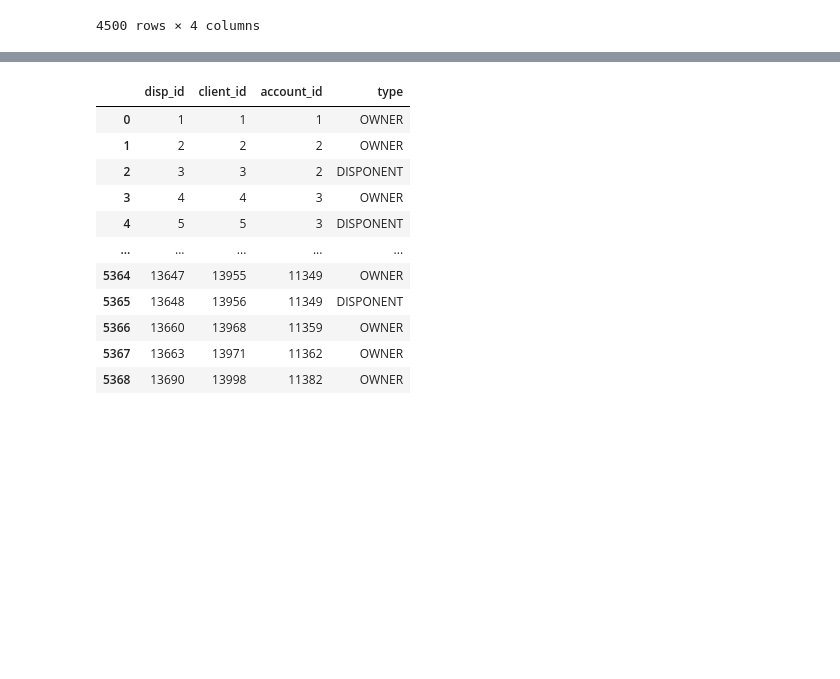
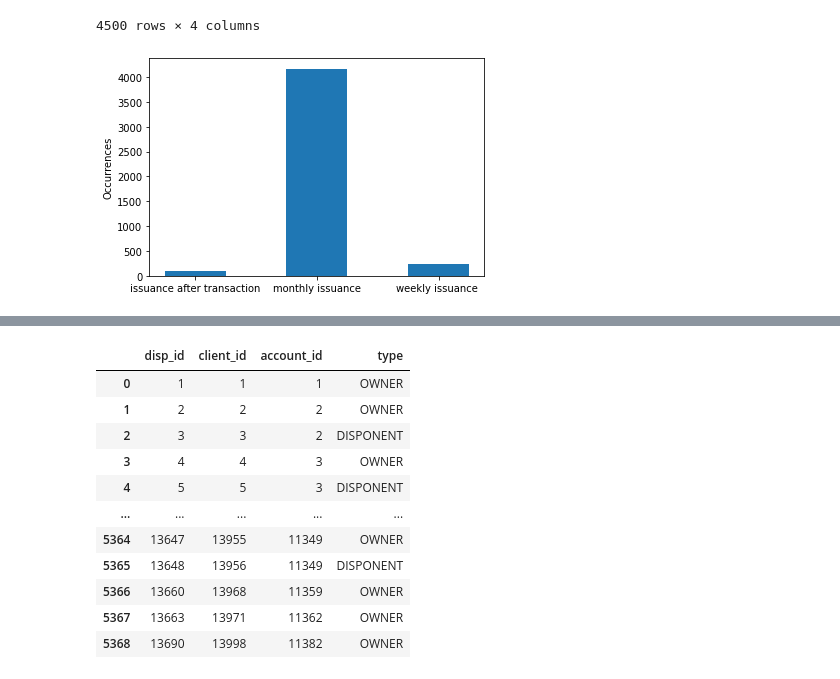
Before and after one commit to IohanSardinha/AC-G15, a Jupyter notebook: analisys.ipynb, the cells around one changed output, grey strips where cells are left out. Cells and saved outputs as stored; diff of their text form; code cells hidden in the pictures; blank space fills up the shorter version.

```diff
--- a/analisys.ipynb
+++ b/analisys.ipynb
@@ -21,3 +22,9 @@ accountDB
 | 4498 | 1573 | 63 | monthly issuance | 971229 |
 | 4499 | 3276 | 1 | monthly issuance | 971229 |
 4500 rows × 4 columns
+# %%
+plt.ylabel("Occurrences")
+plt.bar(["issuance after transaction", "monthly issuance", "weekly issuance "],list(accountDB.pivot_table(columns=["frequency"],aggfunc="size")), width=0.5)
+plt.savefig("images/DU/account_frequencies")
+# %% [output]
+[figure, added]
```
Also changed, not shown: parts of 9 cells of this notebook, 2 other files.
